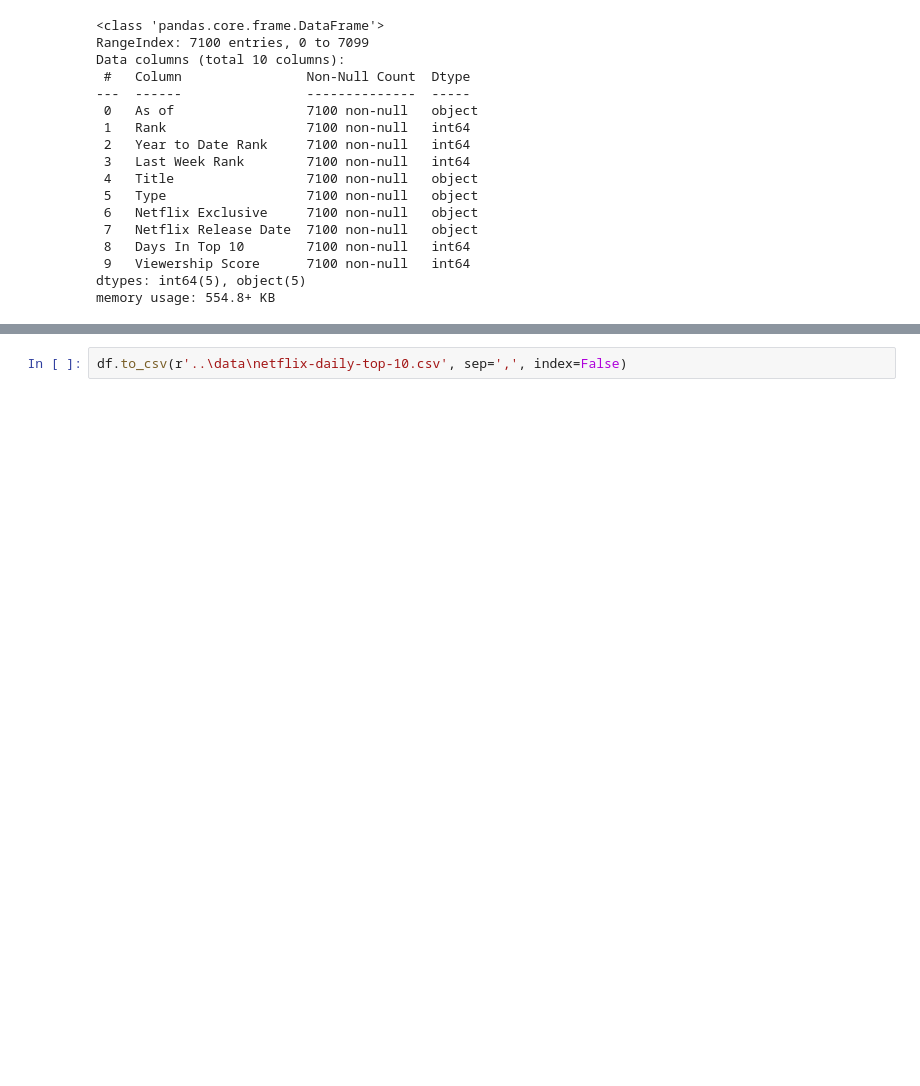
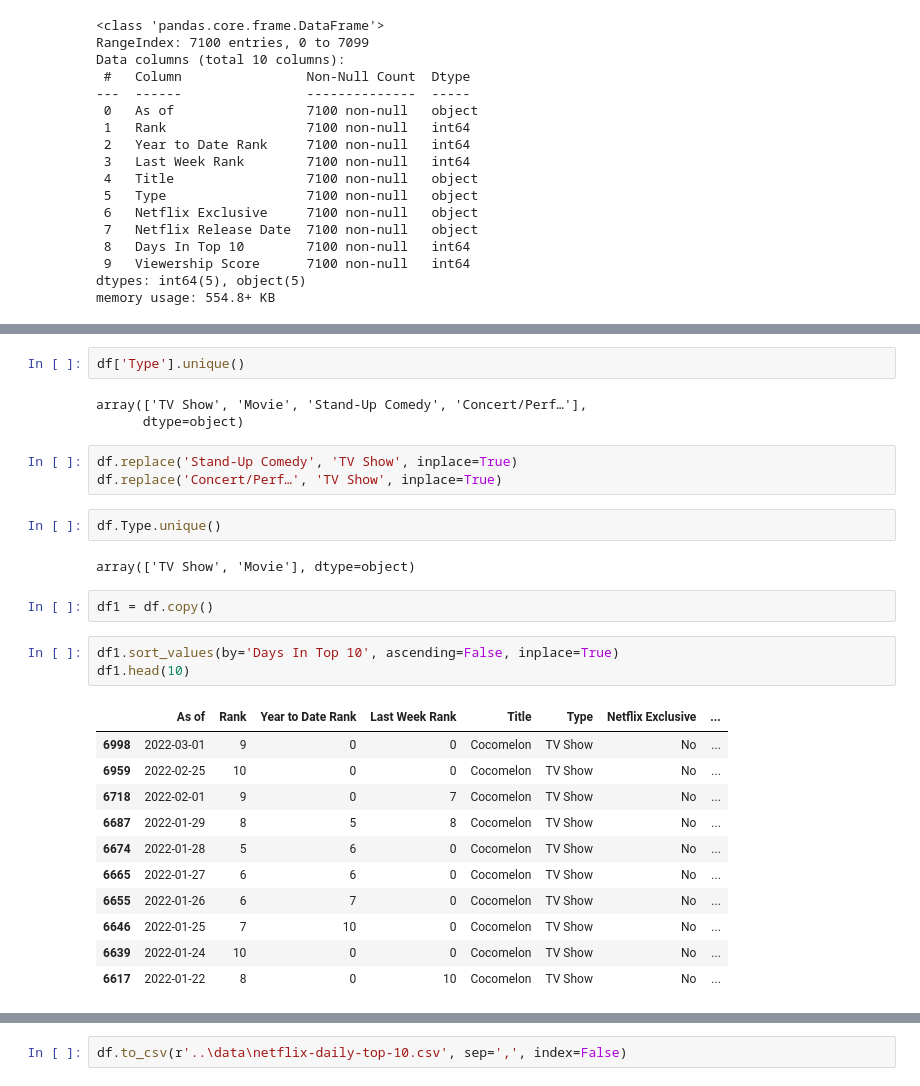
Before and after one commit to parabola01/Data-Visualization, a Jupyter notebook: notebooks/netflix-top10.ipynb, the cells around one changed output, grey strips where cells are left out. Saved outputs shown, nothing was run; the diff lists cells and outputs as text; blank space fills up the shorter version.

```diff
--- a/notebooks/netflix-top10.ipynb
+++ b/notebooks/netflix-top10.ipynb
@@ -129,0 +160,29 @@ memory usage: 554.8+ KB
+# %%
+df['Type'].unique()
+# %% [output]
+array(['TV Show', 'Movie', 'Stand-Up Comedy', 'Concert/Perf…'],
+      dtype=object)
+# %%
+df.replace('Stand-Up Comedy', 'TV Show', inplace=True)
+df.replace('Concert/Perf…', 'TV Show', inplace=True)
+# %%
+df.Type.unique()
+# %% [output]
+array(['TV Show', 'Movie'], dtype=object)
+# %%
+df1 = df.copy()
+# %%
+df1.sort_values(by='Days In Top 10', ascending=False, inplace=True)
+df1.head(10)
+# %% [output]
+|  | As of | Rank | Year to Date Rank | Last Week Rank | Title | Type | Netflix Exclusive | ... |
+| 6998 | 2022-03-01 | 9 | 0 | 0 | Cocomelon | TV Show | No | ... |
+| 6959 | 2022-02-25 | 10 | 0 | 0 | Cocomelon | TV Show | No | ... |
+| 6718 | 2022-02-01 | 9 | 0 | 7 | Cocomelon | TV Show | No | ... |
+| 6687 | 2022-01-29 | 8 | 5 | 8 | Cocomelon | TV Show | No | ... |
+| 6674 | 2022-01-28 | 5 | 6 | 0 | Cocomelon | TV Show | No | ... |
+| 6665 | 2022-01-27 | 6 | 6 | 0 | Cocomelon | TV Show | No | ... |
+| 6655 | 2022-01-26 | 6 | 7 | 0 | Cocomelon | TV Show | No | ... |
+| 6646 | 2022-01-25 | 7 | 10 | 0 | Cocomelon | TV Show | No | ... |
+| 6639 | 2022-01-24 | 10 | 0 | 0 | Cocomelon | TV Show | No | ... |
+| 6617 | 2022-01-22 | 8 | 0 | 10 | Cocomelon | TV Show | No | ... |
```
Also changed, not shown: parts of 14 cells of this notebook, 3 other files.
